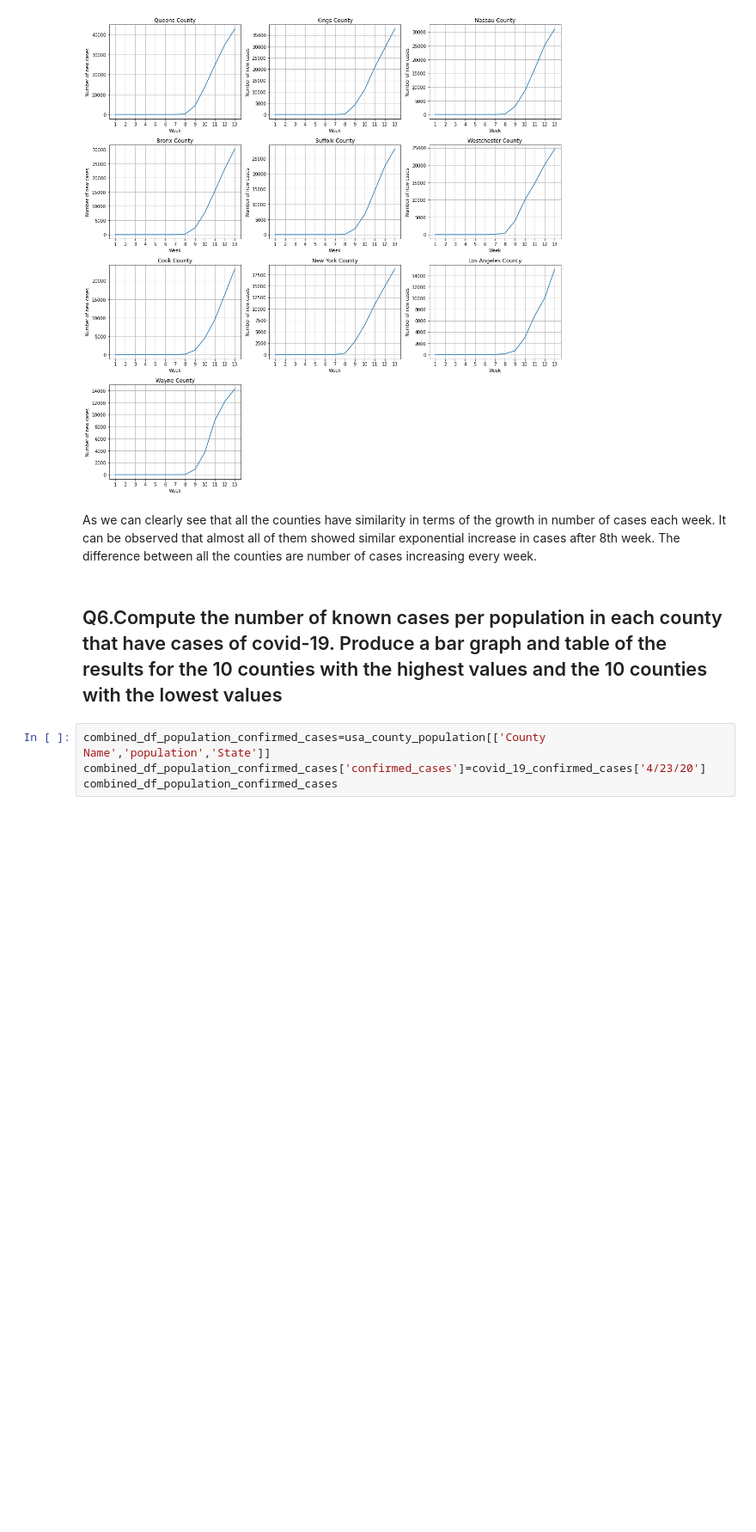
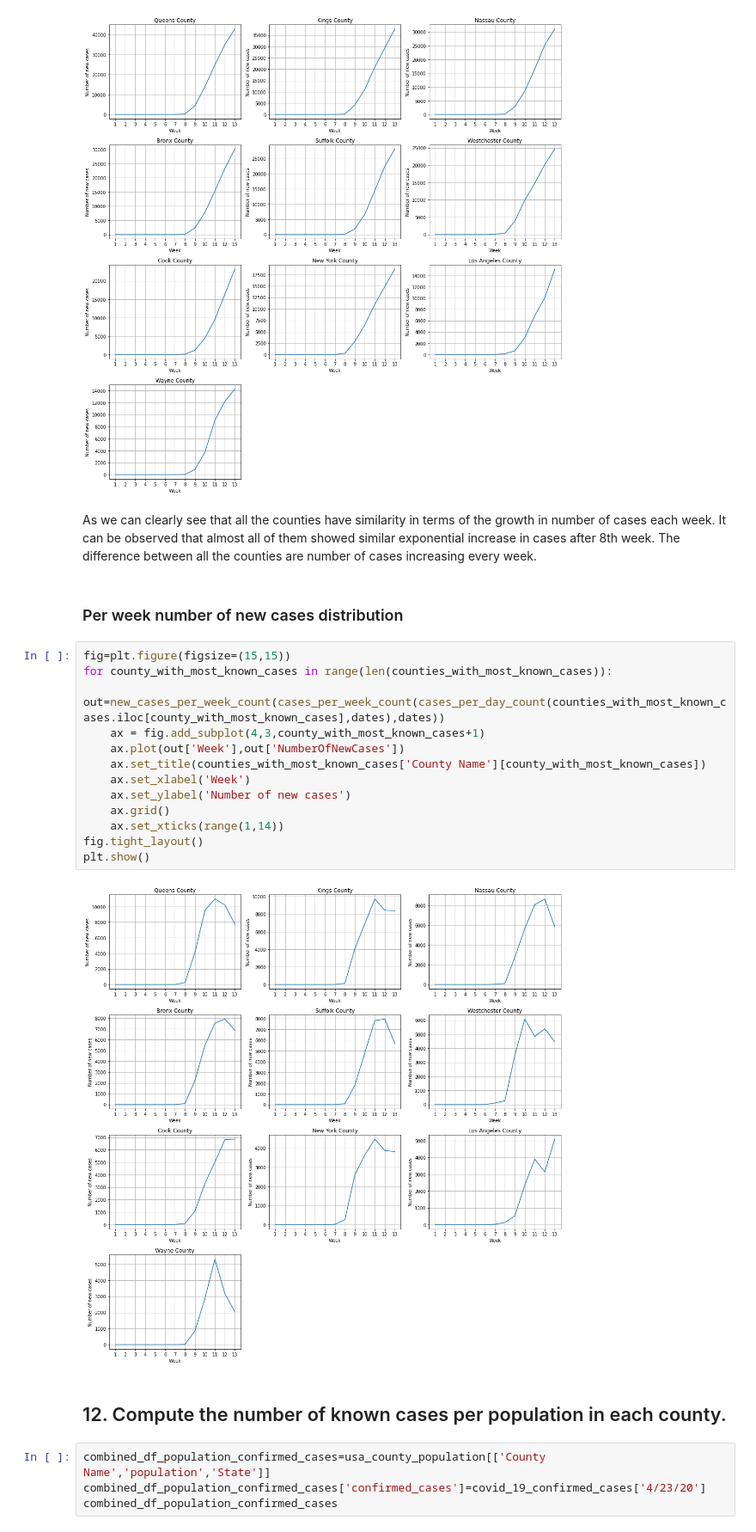
Before and after one commit to romilshah98/Covid-19-Analysis, a Jupyter notebook: covid19 Data Analysis.ipynb, the cells around one changed output. Shown at 86% size. Saved outputs shown, nothing was run; the diff lists cells and outputs as text; blank space fills up the shorter version.

```diff
--- a/covid19 Data Analysis.ipynb
+++ b/covid19 Data Analysis.ipynb
@@ -390,8 +527,25 @@ plt.show()
 [figure]
 # %% [markdown]
 As we can clearly see that all the counties have similarity in terms of the growth in number of cases each week. It can be observed that almost all of them showed similar exponential increase in cases after 8th week. The difference between all the counties are number of cases increasing every week.
-# %% [markdown]
-## Q6.Compute the number of known cases per population in each county that have cases of covid-19. Produce a bar graph and table of the results for the 10 counties with the highest values and the 10 counties with the lowest values
+# %% [markdown]
+### Per week number of new cases distribution
+# %%
+fig=plt.figure(figsize=(15,15))
+for county_with_most_known_cases in range(len(counties_with_most_known_cases)):
+    out=new_cases_per_week_count(cases_per_week_count(cases_per_day_count(counties_with_most_known_cases.iloc[county_with_most_known_cases],dates),dates))
+    ax = fig.add_subplot(4,3,county_with_most_known_cases+1)
+    ax.plot(out['Week'],out['NumberOfNewCases'])
+    ax.set_title(counties_with_most_known_cases['County Name'][county_with_most_known_cases])
+    ax.set_xlabel('Week')
+    ax.set_ylabel('Number of new cases')
+    ax.grid()
+    ax.set_xticks(range(1,14))
+fig.tight_layout()
+plt.show()
+# %% [output]
+[figure, added]
+# %% [markdown]
+## 12. Compute the number of known cases per population in each county.
 # %%
 combined_df_population_confirmed_cases=usa_county_population[['County Name','population','State']]
 combined_df_population_confirmed_cases['confirmed_cases']=covid_19_confirmed_cases['4/23/20']
```
Also changed, not shown: parts of 27 cells of this notebook.
